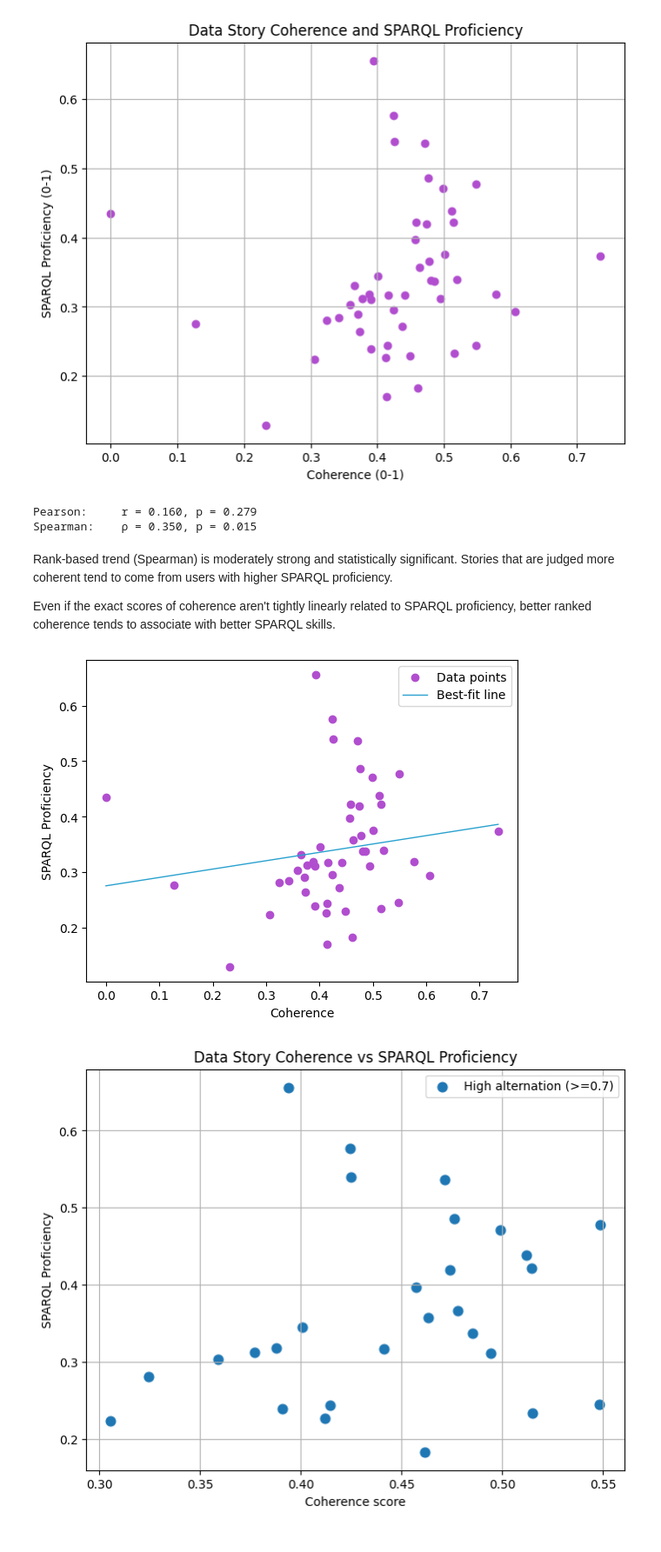
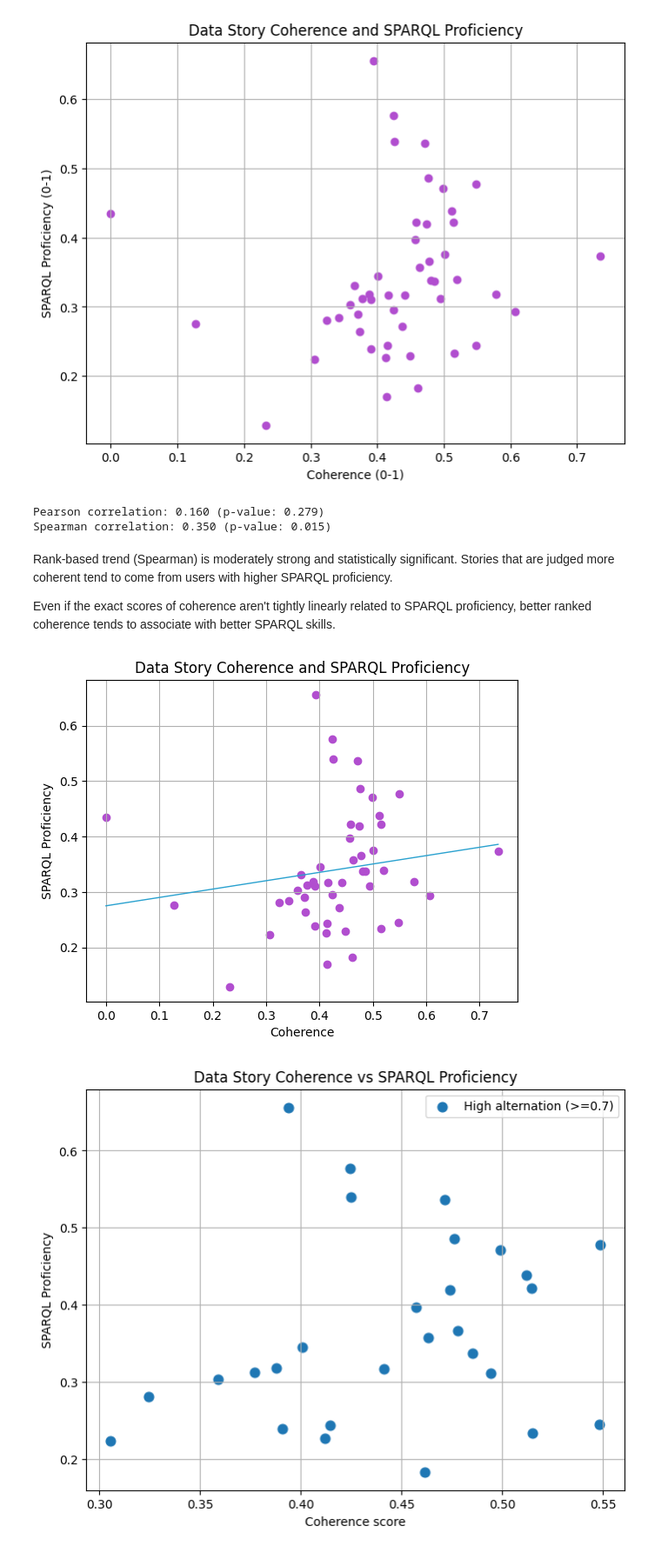
Before and after one commit to mondoboia/datastoryviz-sparql-lab, a Jupyter notebook: coherence.ipynb, the cells around one changed output. Shown: that part at 87% size. Saved outputs shown, nothing was run; the diff lists cells and outputs as text; code cells hidden in the pictures.

```diff
--- a/coherence.ipynb
+++ b/coherence.ipynb
@@ -174,22 +174,6 @@ plt.show()
 # %% [output]
 [figure]
 # %%
-# # Pearson
-# correlation = df_filtered['coherence_score'].corr(df_filtered['sparql_proficiency'])
-# print("Pearson correlation coefficient:", correlation)
-
-# # Spearman
-# spearman_corr = df_filtered['coherence_score'].corr(df_filtered['sparql_proficiency'], method='spearman')
-# print("Spearman correlation coefficient:", spearman_corr)
-
-#Previous:
-# Pearson correlation coefficient: 0.07453513674332975
-# Spearman correlation coefficient: 0.2838765707887236
-
-# Pearson correlation coefficient: 0.14184068562826155
-# Spearman correlation coefficient: 0.3584455058619192
-
-
 from scipy.stats import pearsonr, spearmanr
 
 # Pearson (with p-values)
@@ -199,11 +183,11 @@ pearson_corr, pearson_p = pearsonr(df_filtered['coherence_score'], df_filtered['
 spearman_corr, spearman_p = spearmanr(df_filtered['coherence_score'], df_filtered['sparql_proficiency'])
 
 # Print all results
-print(f"Pearson:     r = {pearson_corr:.3f}, p = {pearson_p:.3f}")
-print(f"Spearman:    ρ = {spearman_corr:.3f}, p = {spearman_p:.3f}")
+print(f"Pearson correlation: {pearson_corr:.3f} (p-value: {pearson_p:.3f})")
+print(f"Spearman correlation: {spearman_corr:.3f} (p-value: {spearman_p:.3f})")
 # %% [output]
-Pearson:     r = 0.160, p = 0.279
-Spearman:    ρ = 0.350, p = 0.015
+Pearson correlation: 0.160 (p-value: 0.279)
+Spearman correlation: 0.350 (p-value: 0.015)
 # %% [markdown]
 Rank-based trend (Spearman) is moderately strong and statistically significant.
 Stories that are judged more coherent tend to come from users with higher SPARQL proficiency.
@@ -212,27 +196,27 @@ Even if the exact scores of coherence aren't tightly linearly related to SPARQL
 # %%
 import numpy as np
 
-# Sample data
 x = np.array(df_filtered['coherence_score'])
 y = np.array(df_filtered['sparql_proficiency'])
 
 # Compute best-fit line (linear regression)
 m, b = np.polyfit(x, y, 1)  # 1st-degree polynomial (y = mx + b)
 
 # Create scatter plot
 plt.scatter(x, y, color='#b14ecf', label="Data points")
 
 # Plot best-fit line
 x_sorted = np.sort(x)
 plt.plot(x_sorted, m*x_sorted + b, color='#29a1cf', linewidth=1, label="Best-fit line")
 
 # Labels and title
 plt.xlabel("Coherence")
 plt.ylabel("SPARQL Proficiency")
-plt.legend()
+plt.title("Data Story Coherence and SPARQL Proficiency")
+plt.grid(True)
 plt.show()
 # %% [output]
-[figure, old version]
+[figure, new version]
 # %%
 # Create a boolean mask: True if alternation_score > 0.7, else False
 high_alternation = df_filtered['alternation_score'] >= 0.7
```
Also changed, not shown: parts of 4 cells of this notebook, 1 other file.
